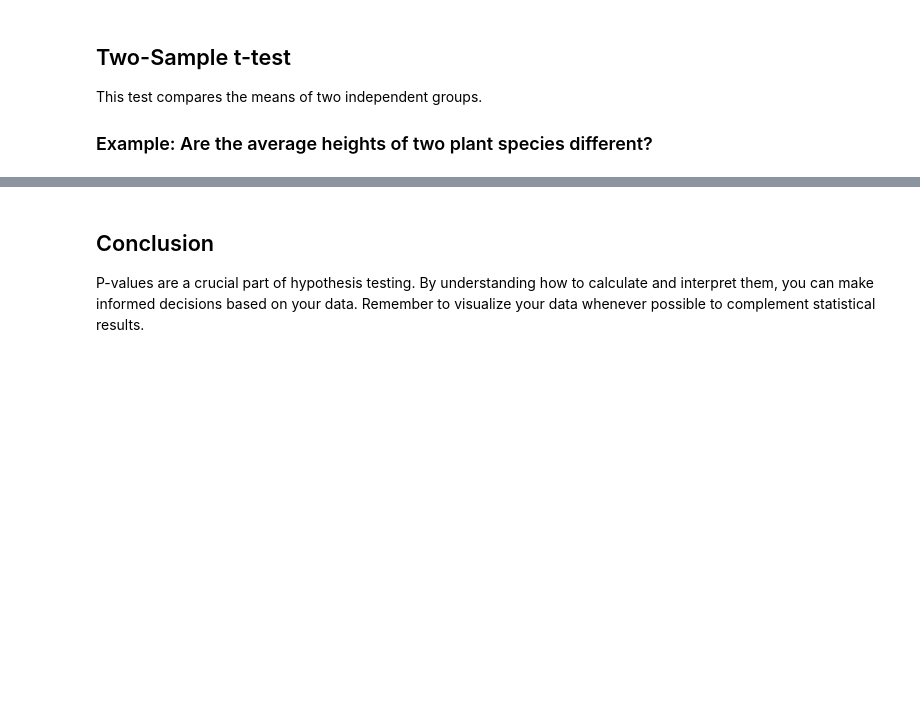
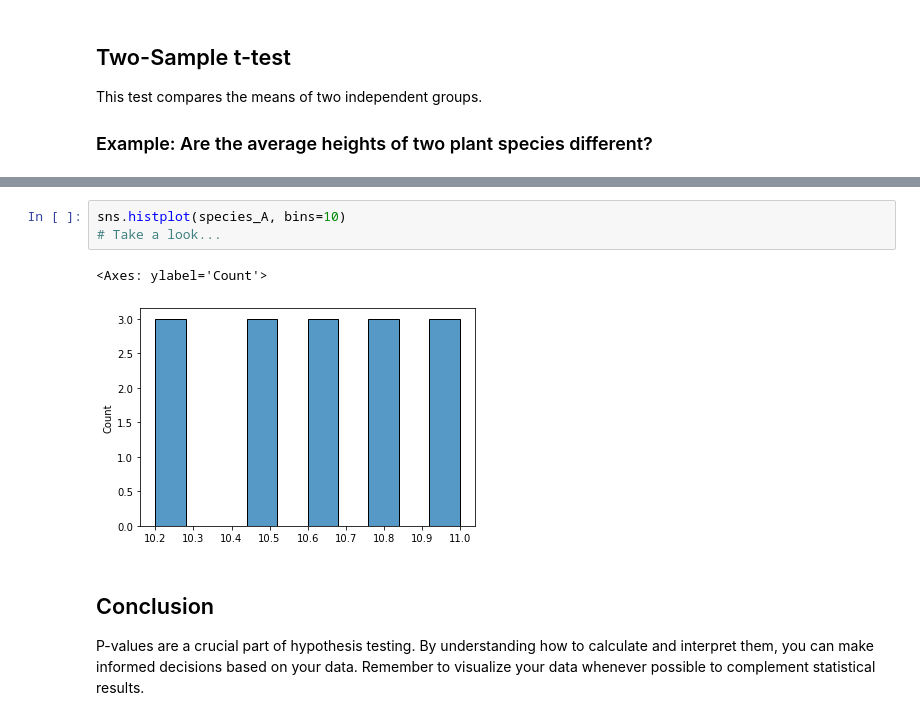
Before and after one commit to amirhdre/Stats-ML-Foundations, a Jupyter notebook: jupyter notebooks/11_How_to_calculate_p-values.ipynb, the cells around one changed output, grey strips where cells are left out. Drawn from its saved outputs; the diff is of its cells as text; blank space fills up the shorter version.

```diff
--- a/jupyter notebooks/11_How_to_calculate_p-values.ipynb
+++ b/jupyter notebooks/11_How_to_calculate_p-values.ipynb
@@ -70,3 +79,9 @@ P-value: 0.002
+# %%
+sns.histplot(species_A, bins=10)
+# Take a look...
+# %% [output]
+<Axes: ylabel='Count'>
+[figure, added]
 # %% [markdown]
 ## Conclusion
 
```
Also changed, not shown: parts of 3 cells of this notebook, 17 other files.
